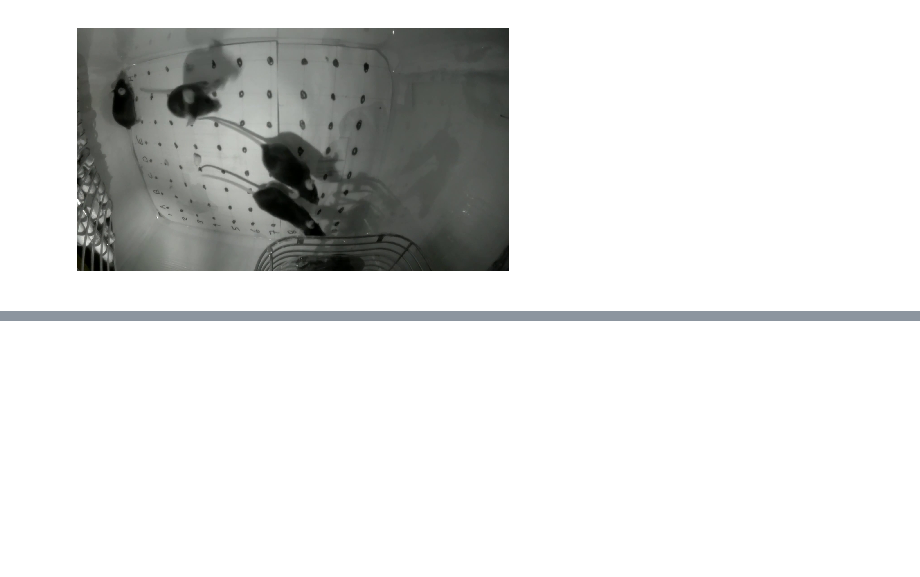
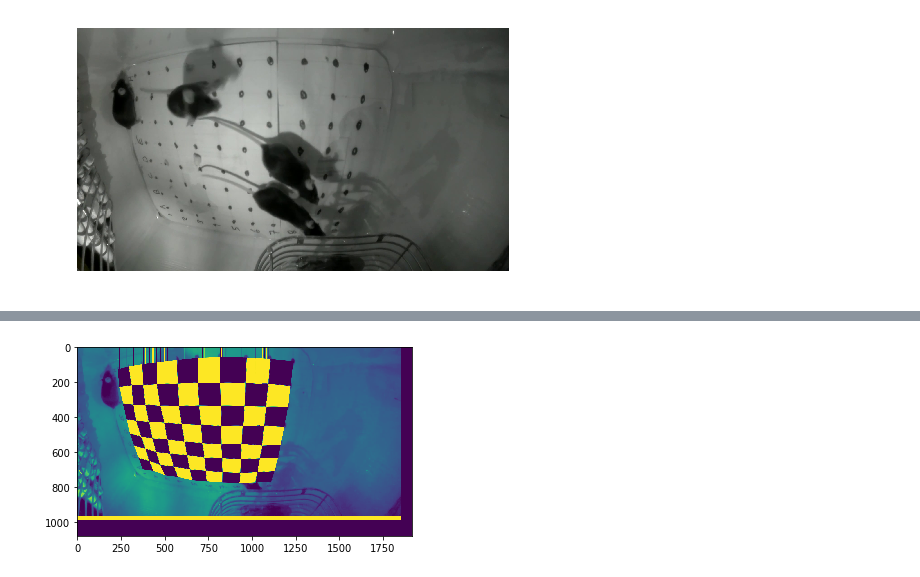
Before and after one commit to adamcatching/Polio_DIPS, a Jupyter notebook: notebook/2018_07/2018_07_09.ipynb, the cells around one changed output, grey strips where cells are left out. Saved outputs shown, nothing was run; the diff lists cells and outputs as text; code cells hidden in the pictures; blank space fills up the shorter version.

```diff
--- a/notebook/2018_07/2018_07_09.ipynb
+++ b/notebook/2018_07/2018_07_09.ipynb
@@ -104 +178,8 @@ np_dot_list = [(610, 856), (586, 792), (564, 712), (548, 634), (530, 536), (506,
+# %%
+test = '../../data/mouse_calibration_image_1.png'
+test_image = skimage.io.imread(test)
+plt.imshow(test_image[:, :, 2])
+plt.show()
+# %% [output]
+[figure, added]
 # %%
```
Also changed, not shown: parts of 18 cells of this notebook.
